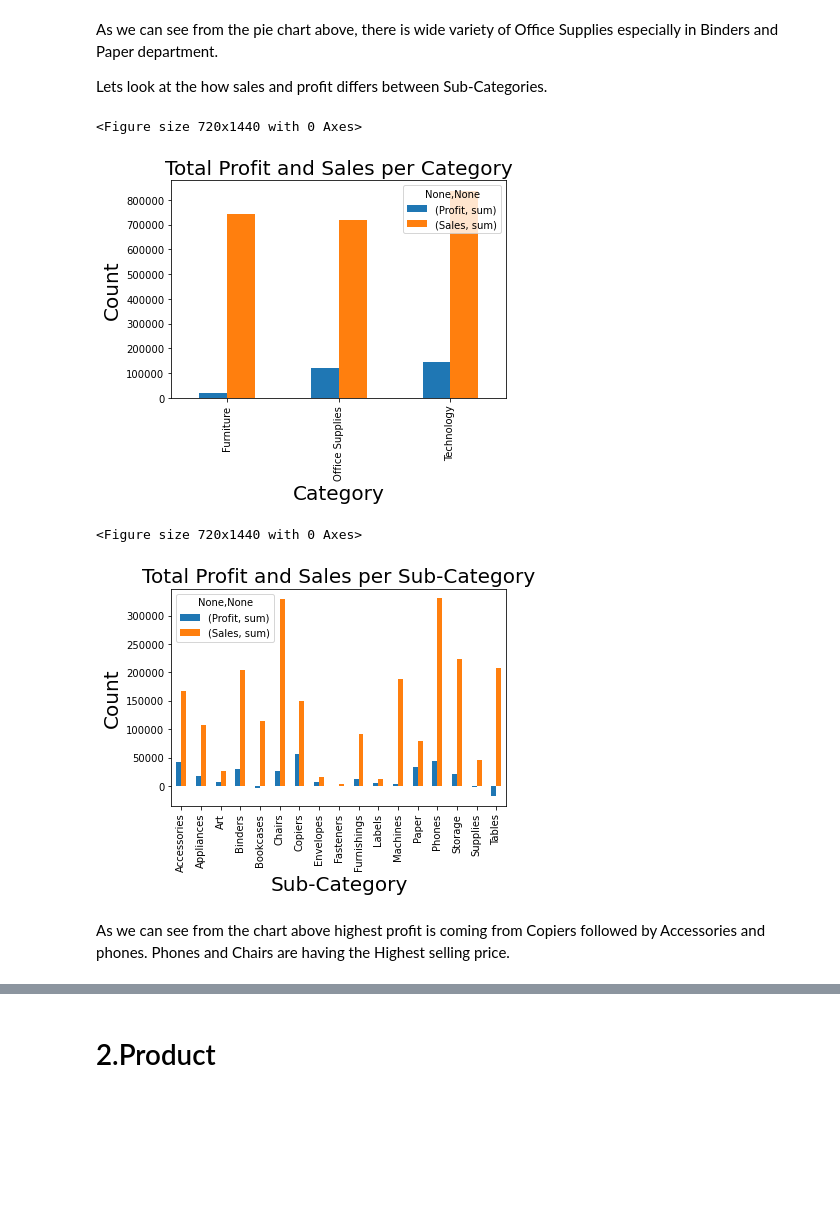
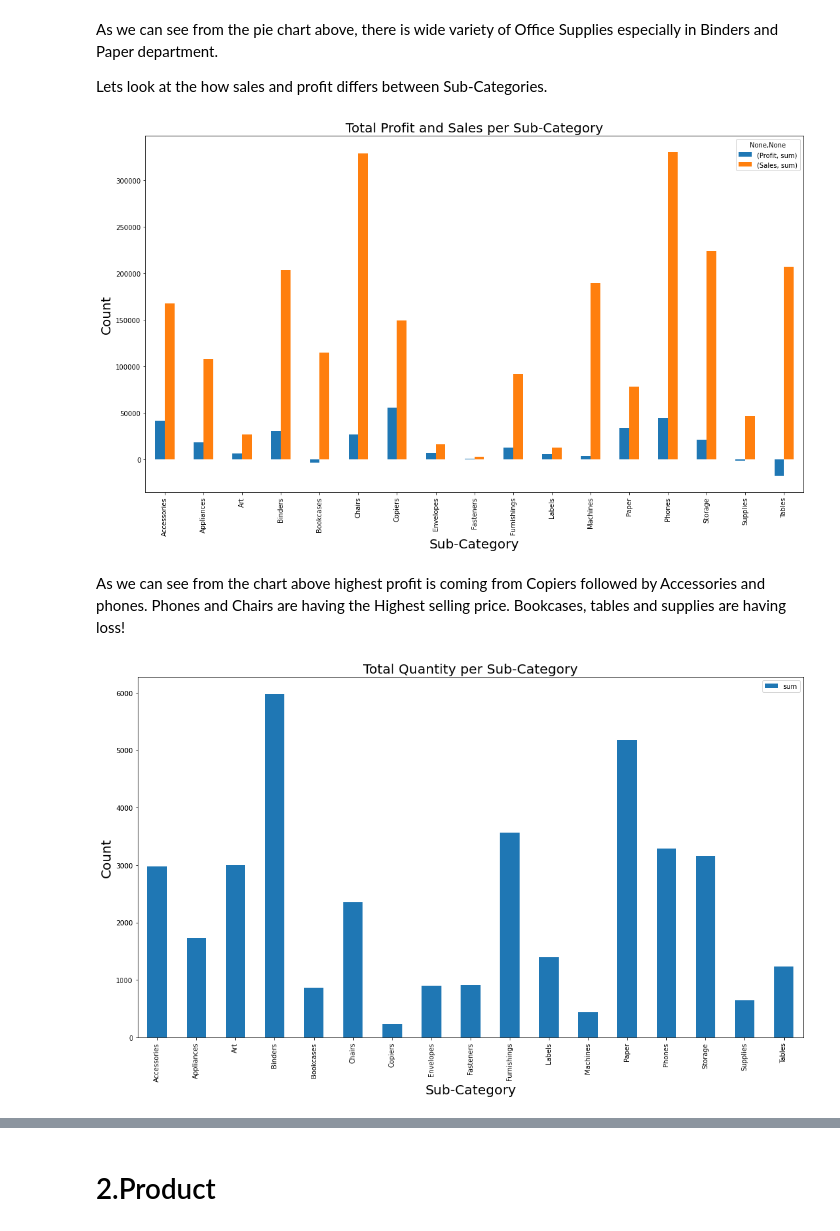
Before and after one commit to HayalDargin/Springboard_Work, a Jupyter notebook: Final project /Time Series Data_Store/Hayal_Final_Data Wrangling and EDA.ipynb, the cells around one changed output, grey strips where cells are left out. Saved outputs shown, nothing was run; the diff lists cells and outputs as text; code cells hidden in the pictures; blank space fills up the shorter version.

```diff
--- a/Final project /Time Series Data_Store/Hayal_Final_Data Wrangling and EDA.ipynb
+++ b/Final project /Time Series Data_Store/Hayal_Final_Data Wrangling and EDA.ipynb
@@ -241,24 +283,22 @@ As we can see from the pie chart above, there is wide variety of Office Supplies
 
 Lets look at the how sales and profit differs between Sub-Categories.
 # %%
-plt.figure(figsize= (10,20))
-Df.groupby('Category')['Profit','Sales'].agg(['sum']).plot.bar()
+#Total Profit and sales per Sub-Category
+Df.groupby('Sub-Category')['Profit','Sales'].agg(['sum']).plot.bar(figsize= (18,10))
 plt.ylabel('Count', size = 20)
-plt.xlabel('Category', size = 20)
-plt.title('Total Profit and Sales per Category', size = 20)
+plt.xlabel('Sub-Category', size = 20)
+plt.title('Total Profit and Sales per Sub-Category', size = 20)
 plt.show()
 # %% [output]
-<Figure size 720x1440 with 0 Axes>
-[figure, old version]
+[figure, new version]
+# %% [markdown]
+As we can see from the chart above highest profit is coming from Copiers followed by Accessories and phones.  Phones and Chairs are having the Highest selling price. Bookcases, tables and supplies are having loss!
 # %%
-plt.figure(figsize= (10,20))
-Df.groupby('Sub-Category')['Profit','Sales'].agg(['sum']).plot.bar()
+#Total Quantity per Sub-Category
+Df.groupby('Sub-Category')['Quantity'].agg(['sum']).plot.bar(figsize= (18,10))
 plt.ylabel('Count', size = 20)
 plt.xlabel('Sub-Category', size = 20)
-plt.title('Total Profit and Sales per Sub-Category', size = 20)
+plt.title('Total Quantity per Sub-Category', size = 20)
 plt.show()
 # %% [output]
-<Figure size 720x1440 with 0 Axes>
-[figure, old version]
+[figure, new version]
-# %% [markdown]
-As we can see from the chart above highest profit is coming from Copiers followed by Accessories and phones.  Phones and Chairs are having the Highest selling price.
```
Also changed, not shown: parts of 55 cells of this notebook.
